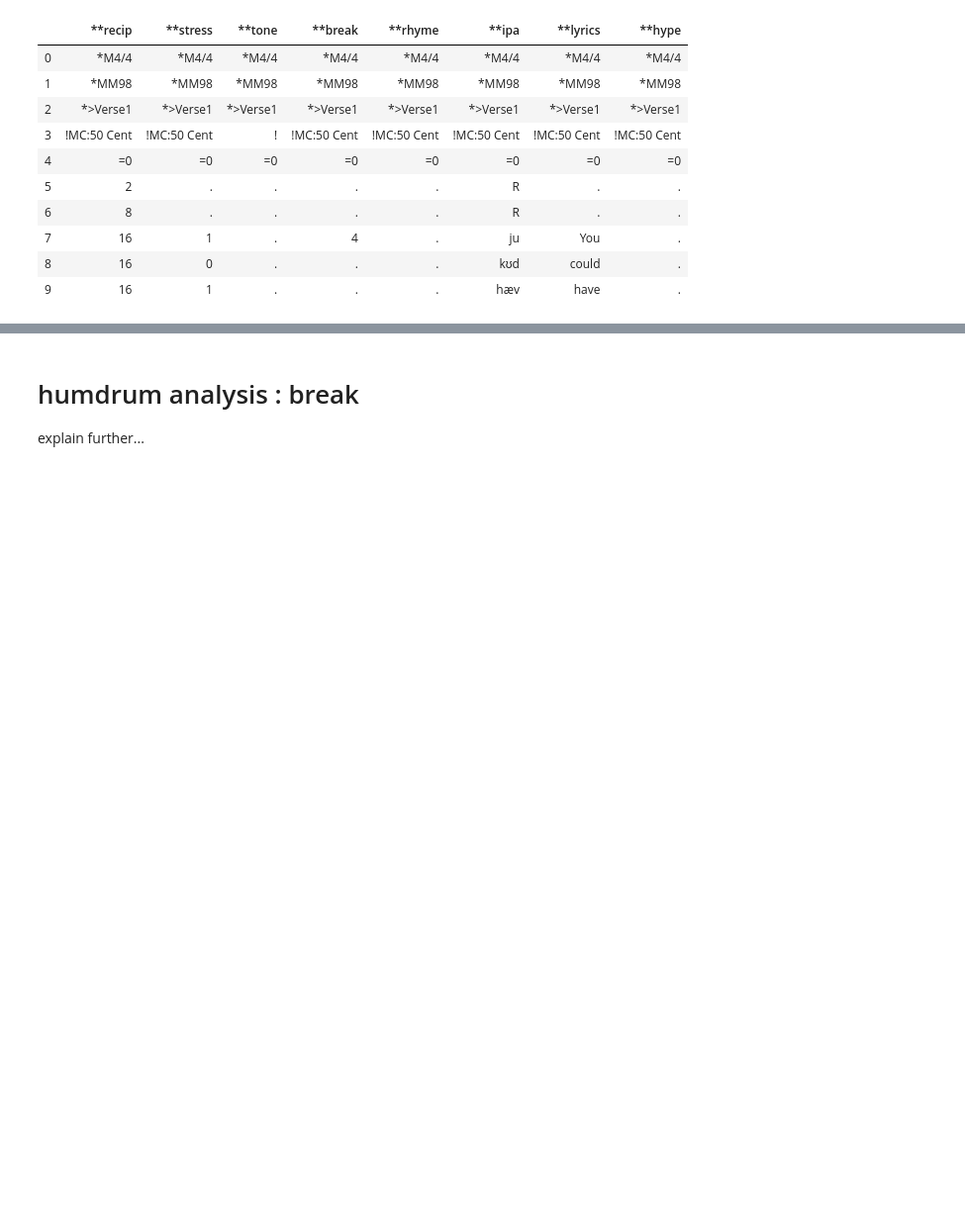
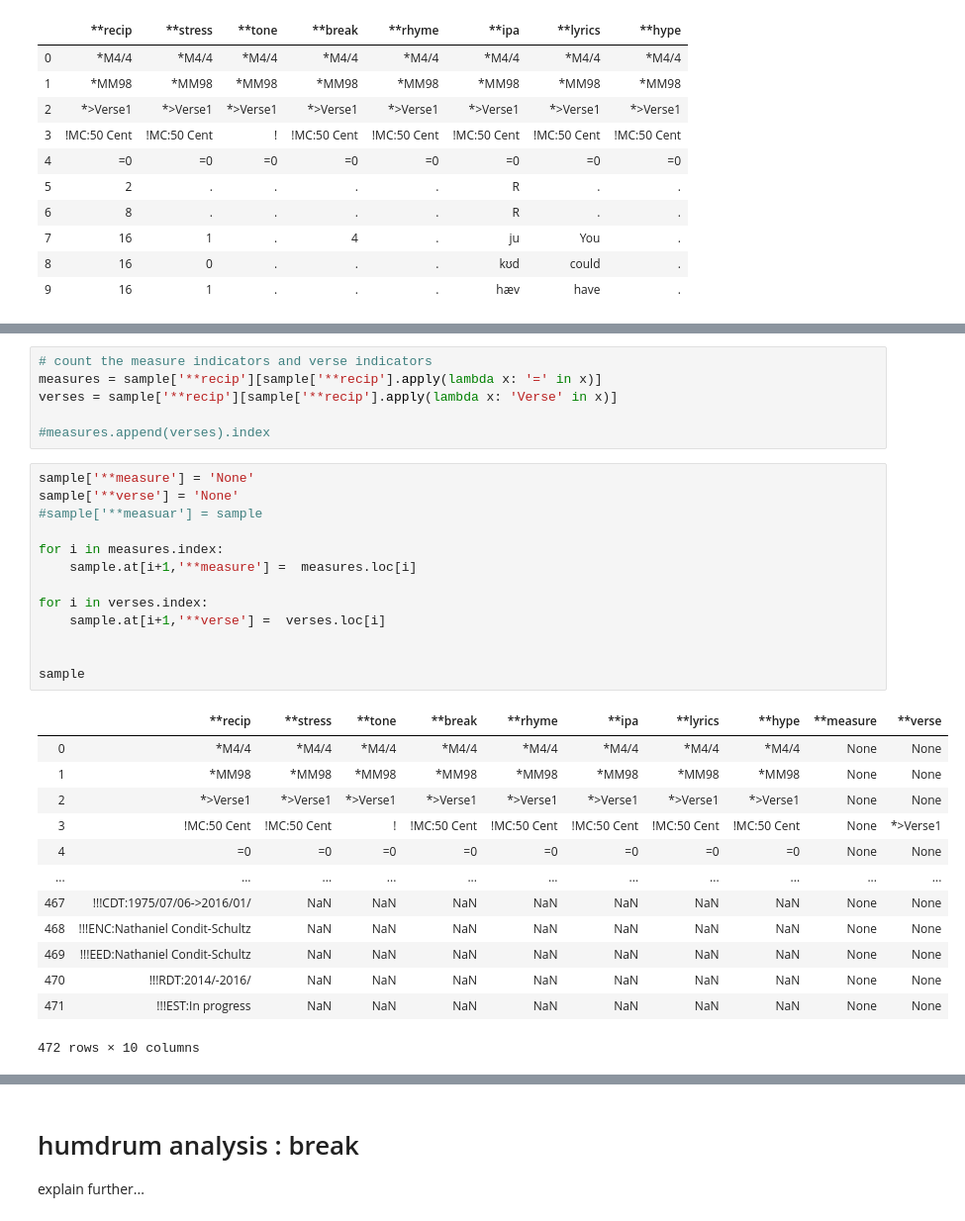
Before and after one commit to haeeunkim/dh401, a Jupyter notebook: notebook/preprocessing.ipynb, the cells around one changed output, grey strips where cells are left out. Shown at 99% size. Cells and saved outputs as stored; diff of their text form; blank space fills up the shorter version.

```diff
--- a/notebook/preprocessing.ipynb
+++ b/notebook/preprocessing.ipynb
@@ -45,0 +56,33 @@ sample[sample.isnull().any(axis=1)]
+# %%
+# count the measure indicators and verse indicators
+measures = sample['**recip'][sample['**recip'].apply(lambda x: '=' in x)]
+verses = sample['**recip'][sample['**recip'].apply(lambda x: 'Verse' in x)]
+
+#measures.append(verses).index
+# %%
+sample['**measure'] = 'None'
+sample['**verse'] = 'None'
+#sample['**measuar'] = sample
+
+for i in measures.index:
+    sample.at[i+1,'**measure'] =  measures.loc[i]
+
+for i in verses.index:
+    sample.at[i+1,'**verse'] =  verses.loc[i]
+
+
+sample
+# %% [output]
+|  | **recip | **stress | **tone | **break | **rhyme | **ipa | **lyrics | **hype | **measure | **verse |
+| 0 | *M4/4 | *M4/4 | *M4/4 | *M4/4 | *M4/4 | *M4/4 | *M4/4 | *M4/4 | None | None |
+| 1 | *MM98 | *MM98 | *MM98 | *MM98 | *MM98 | *MM98 | *MM98 | *MM98 | None | None |
+| 2 | *>Verse1 | *>Verse1 | *>Verse1 | *>Verse1 | *>Verse1 | *>Verse1 | *>Verse1 | *>Verse1 | None | None |
+| 3 | !MC:50 Cent | !MC:50 Cent | ! | !MC:50 Cent | !MC:50 Cent | !MC:50 Cent | !MC:50 Cent | !MC:50 Cent | None | *>Verse1 |
+| 4 | =0 | =0 | =0 | =0 | =0 | =0 | =0 | =0 | None | None |
+| ... | ... | ... | ... | ... | ... | ... | ... | ... | ... | ... |
+| 467 | !!!CDT:1975/07/06->2016/01/ | NaN | NaN | NaN | NaN | NaN | NaN | NaN | None | None |
+| 468 | !!!ENC:Nathaniel Condit-Schultz | NaN | NaN | NaN | NaN | NaN | NaN | NaN | None | None |
+| 469 | !!!EED:Nathaniel Condit-Schultz | NaN | NaN | NaN | NaN | NaN | NaN | NaN | None | None |
+| 470 | !!!RDT:2014/-2016/ | NaN | NaN | NaN | NaN | NaN | NaN | NaN | None | None |
+| 471 | !!!EST:In progress | NaN | NaN | NaN | NaN | NaN | NaN | NaN | None | None |
+472 rows × 10 columns
```
Also changed, not shown: parts of 14 cells of this notebook, 20 other files.
